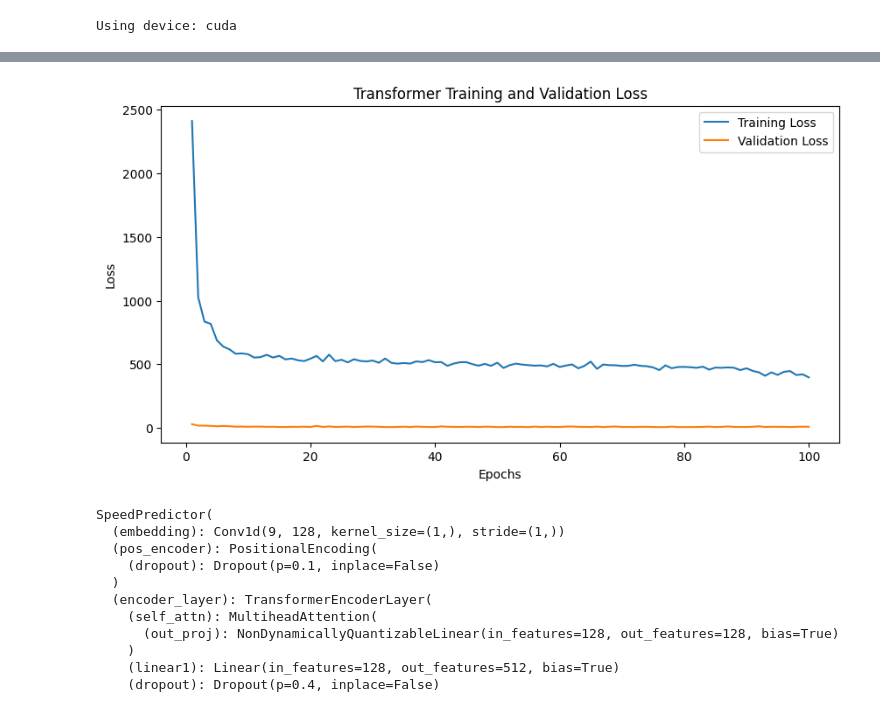
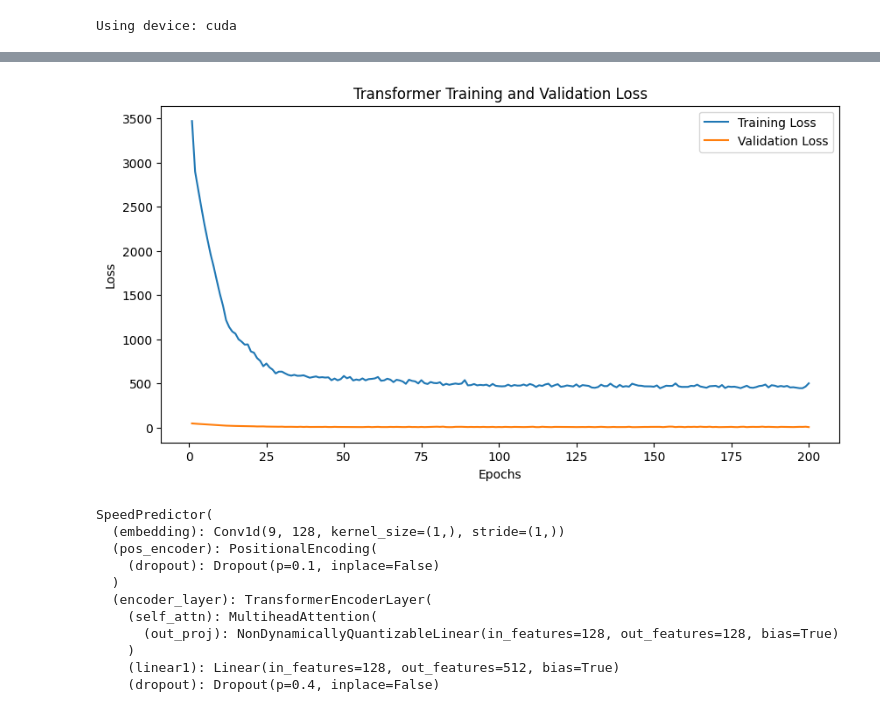
Before and after one commit to saikrishna1108/Vehicle-Speed-Estimation-Using-RNNs-and-Transformers, a Jupyter notebook: Transformer_Regression.ipynb, the cells around one changed output, grey strips where cells are left out. Drawn from its saved outputs; the diff is of its cells as text; code cells hidden in the pictures.

```diff
--- a/Transformer_Regression.ipynb
+++ b/Transformer_Regression.ipynb
@@ -258,7 +263,7 @@ def train_and_validate(model, train_loader, val_loader, criterion, optimizer,sch
                 total_val_loss += loss.item()
         avg_val_loss = total_val_loss / len(val_loader)
         val_losses.append(avg_val_loss)
-        if epoch % 1 ==0:
+        if epoch % 10 ==0:
             print(f'Epoch {epoch+1}/{epochs}, MSE training Loss: {avg_train_loss:.4f}, RMSE validation Loss: {avg_val_loss:.4f}')
 
     return train_losses, val_losses
@@ -280,9 +285,9 @@ model = SpeedPredictor(sequence_length=15, feature_size=9, hidden_dim=128, outpu
 model.to(device)
 model.apply(init_weights)
 criterion = nn.MSELoss()
-optimizer = optim.Adam(model.parameters(), lr=0.001)
+optimizer = optim.Adam(model.parameters(), lr=0.0001)
 
 # Scheduler for learning rate adjustment
 scheduler = ExponentialLR(optimizer, gamma=0.9999999999)
-train_losses,val_losses = train_and_validate(model, train_loader, test_loader, criterion, optimizer, scheduler, epochs=100)
+train_losses,val_losses = train_and_validate(model, train_loader, test_loader, criterion, optimizer, scheduler, epochs=200)
 # %% [output]
@@ -306,15 +311,15 @@ Epoch 100/100, MSE training Loss: 397.4175, RMSE validation Loss: 9.6503
 # %%
 # Plotting training and validation loss
 plt.figure(figsize=(10, 5))
-plt.plot(range(1, 100+1), train_losses, label='Training Loss')
-plt.plot(range(1, 100+1), val_losses, label='Validation Loss')
+plt.plot(range(1, 200+1), train_losses, label='Training Loss')
+plt.plot(range(1, 200+1), val_losses, label='Validation Loss')
 plt.xlabel('Epochs')
 plt.ylabel('Loss')
 plt.title('Transformer Training and Validation Loss')
 plt.legend()
 plt.show()
 # %% [output]
-[figure, old version]
+[figure, new version]
 # %%
 
 torch.save(model, 'Transformer_Regression_150.pth')
```
Also changed, not shown: parts of 3 cells of this notebook.
